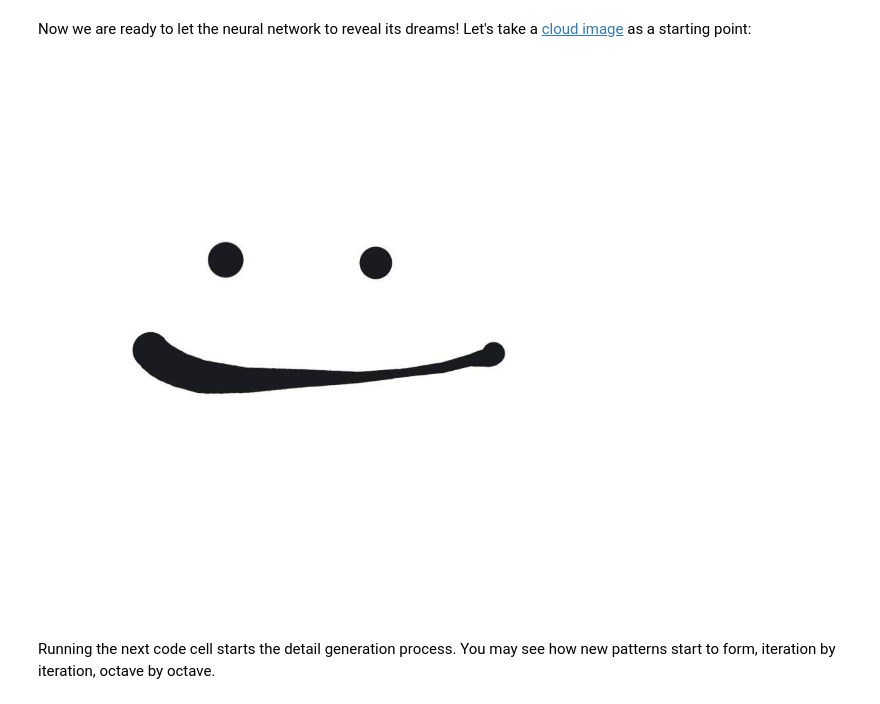
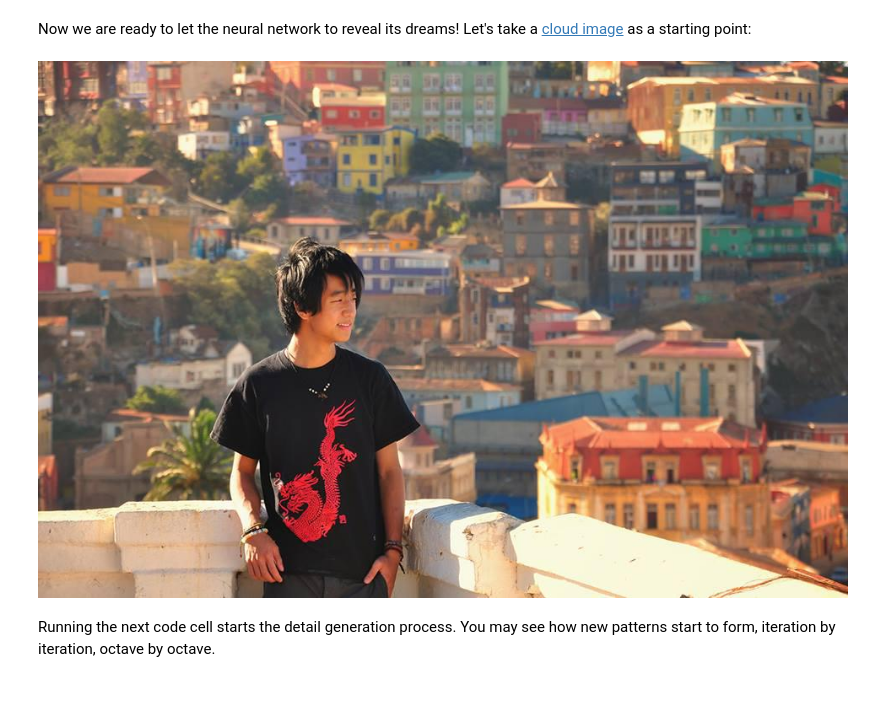
Before and after one commit to relh/dream-book, a Jupyter notebook: notebooks/dream.ipynb, the cells around one changed output. Cells and saved outputs as stored; diff of their text form; code cells hidden in the pictures.

```diff
--- a/notebooks/dream.ipynb
+++ b/notebooks/dream.ipynb
@@ -125,10 +127,9 @@ def deepdream(net, base_img, iter_n=10, octave_n=4, octave_scale=1.4, end='incep
 # %% [markdown]
 Now we are ready to let the neural network to reveal its dreams! Let's take a [cloud image](https://commons.wikimedia.org/wiki/File:Appearance_of_sky_for_weather_forecast,_Dhaka,_Bangladesh.JPG) as a starting point:
 # %%
-img = np.float32(PIL.Image.open('/input/shariq.jpg'))
-
+img = np.float32(PIL.Image.open('/home/ubuntu/deep-dream-generator/austin.jpg'))
 showarray(img)
 # %% [output]
-[figure, old version]
+[figure, new version]
 # %% [markdown]
 Running the next code cell starts the detail generation process. You may see how new patterns start to form, iteration by iteration, octave by octave.
```
Also changed, not shown: parts of 11 cells of this notebook.
